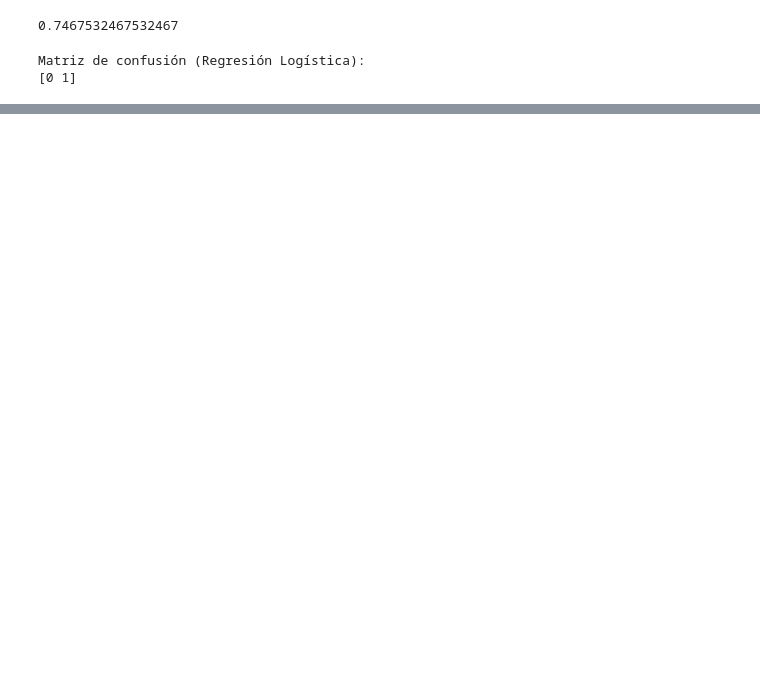
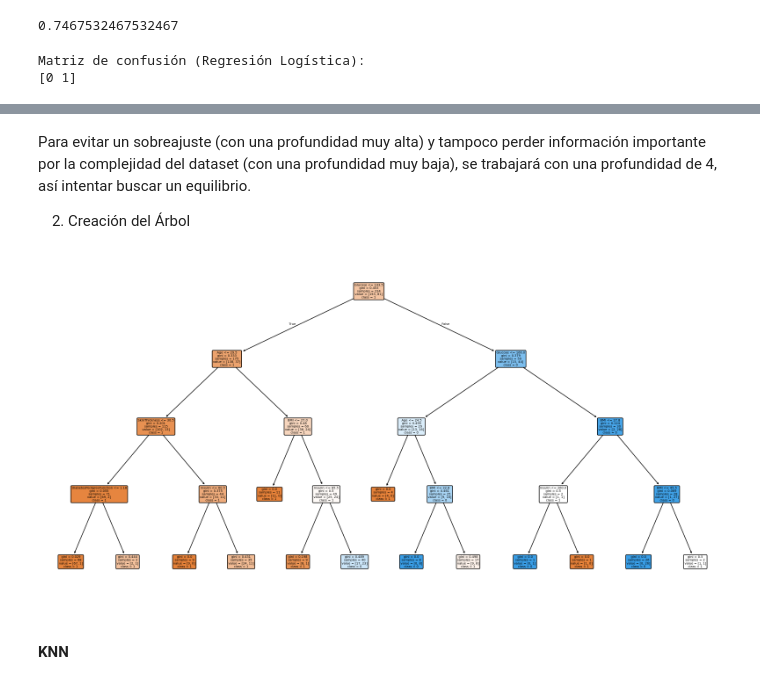
Before and after one commit to Panquequ3/lab_IA, a Jupyter notebook: tarea_IA.ipynb, the cells around one changed output, grey strips where cells are left out. Saved outputs shown, nothing was run; the diff lists cells and outputs as text; code cells hidden in the pictures; blank space fills up the shorter version.

Commit message:
Avancé lo del árbol

```diff
--- a/tarea_IA.ipynb
+++ b/tarea_IA.ipynb
@@ -119,19 +119,19 @@ from sklearn.model_selection import train_test_split
 
 
 
-#Regresion Logistica
+""" Regresion Logistica """
 X_E = diabetesE_1.drop(columns=['Outcome']).astype(int)
 y_E = diabetesE_1['Outcome'].astype(int)
 X_E_train, X_E_test, y_E_train, y_E_test = train_test_split(X_E, y_E, test_size=0.2, random_state=42)
 X_E_train, X_E_val, y_E_train, y_E_val = train_test_split(X_E_train, y_E_train, test_size=0.25, random_state=42)
 
-#Arbol de decisiones
-X = diabetes.drop(columns=['Outcome'])
-y = diabetes['Outcome']
+""" Arbol de decisiones """
+X = diabetes_filtrado.drop(columns=['Outcome'])
+y = diabetes_filtrado['Outcome']
 X_train, X_test, y_train, y_test = train_test_split(X, y, test_size=0.2, random_state=42)
 X_train, X_val, y_train, y_val = train_test_split(X_train, y_train, test_size=0.25, random_state=42)
 
-#KNN
+""" KNN """
 X_2 = diabetes_2.drop(columns=['Outcome'])
 y_2 = diabetes_2['Outcome']
 X_2_train, X_2_test, y_2_train, y_2_test = train_test_split(X_2, y_2, test_size=0.2, random_state=42)
@@ -166,0 +207,34 @@ Matriz de confusión (Regresión Logística):
+# %% [markdown]
+Para evitar un sobreajuste (con una profundidad muy alta) y tampoco perder información importante por la complejidad del dataset (con una profundidad muy baja), se trabajará con una profundidad de 4, así intentar buscar un equilibrio.
+
+2. Creación del Árbol
+# %%
+# Árbol de decisión
+from sklearn.tree import DecisionTreeClassifier
+from sklearn import datasets
+
+# Crear un modelo de árbol de decisión
+clf = DecisionTreeClassifier(max_depth=4, random_state=42)
+
+# Entrenar el modelo
+clf.fit(X_train, y_train)
+
+# Hacer predicciones
+y_pred = clf.predict(X_val)
+# %%
+from sklearn.tree import plot_tree
+import matplotlib.pyplot as plt
+
+# Convertir diabetes.target_names a lista
+
+class_names = [str(c) for c in diabetes['Outcome'].unique()]
+
+
+# Visualizar el árbol
+plt.figure(figsize=(20,10))
+plot_tree(clf, filled=True, feature_names=diabetes.columns[:-1], class_names=class_names, rounded=True)
+plt.show()
+# %% [output]
+[figure, added]
+# %% [markdown]
+<h4>KNN</h4>
```
Also changed, not shown: parts of 13 cells of this notebook.
